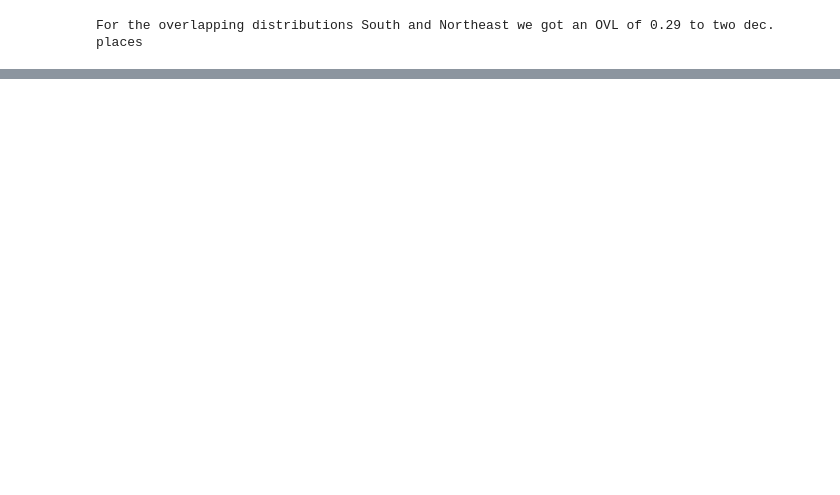
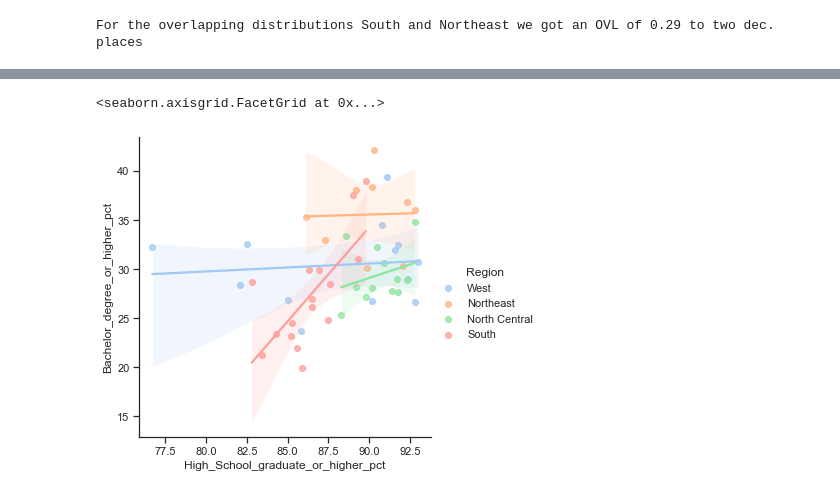
Before and after one commit to maxjoerg/manning_demographic_data_analysis, a Jupyter notebook: visualization.ipynb, the cells around one changed output, grey strips where cells are left out. Cells and saved outputs as stored; diff of their text form; code cells hidden in the pictures; blank space fills up the shorter version.

```diff
--- a/visualization.ipynb
+++ b/visualization.ipynb
@@ -419,0 +523,5 @@ For the overlapping distributions South and Northeast we got an OVL of 0.29 to t
+# %%
+sns.lmplot(data = df_all, x="High_School_graduate_or_higher_pct", y="Bachelor_degree_or_higher_pct", hue="Region")
+# %% [output]
+<seaborn.axisgrid.FacetGrid at 0x...>
+[figure, added]
```
Also changed, not shown: parts of 16 cells of this notebook.
